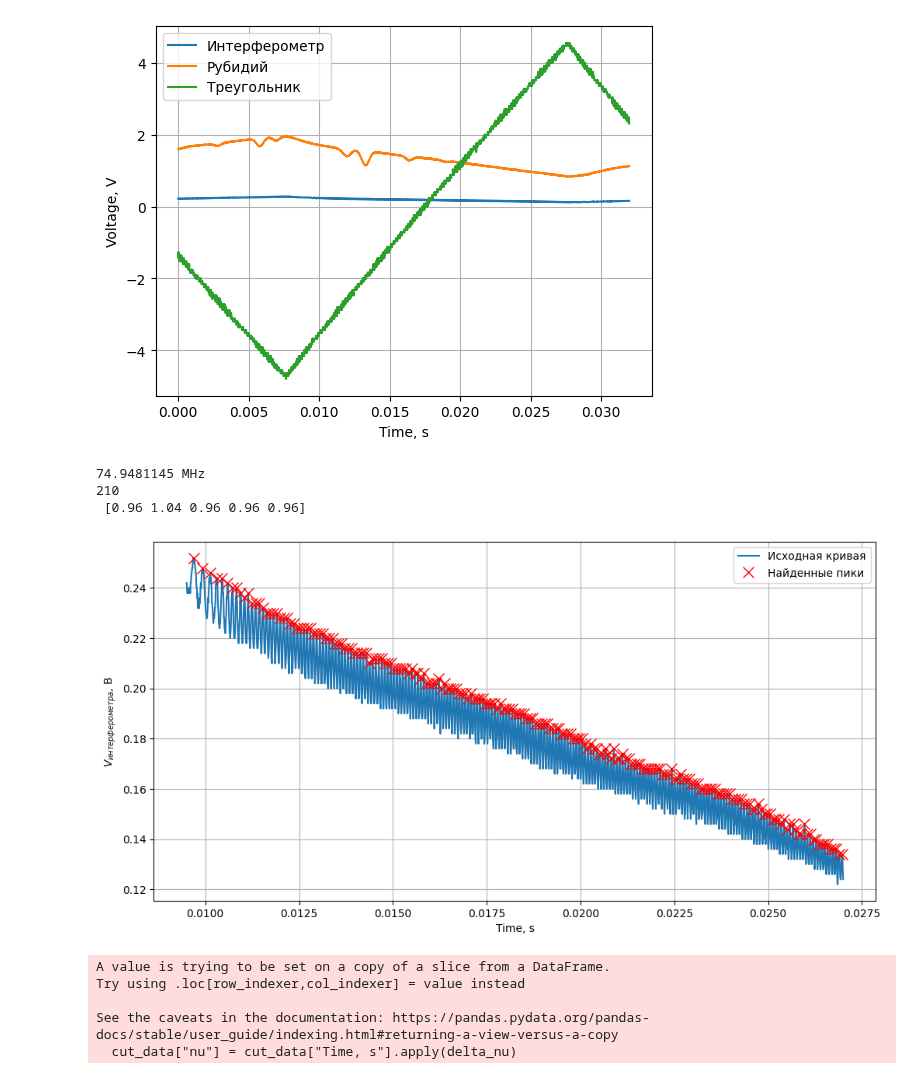
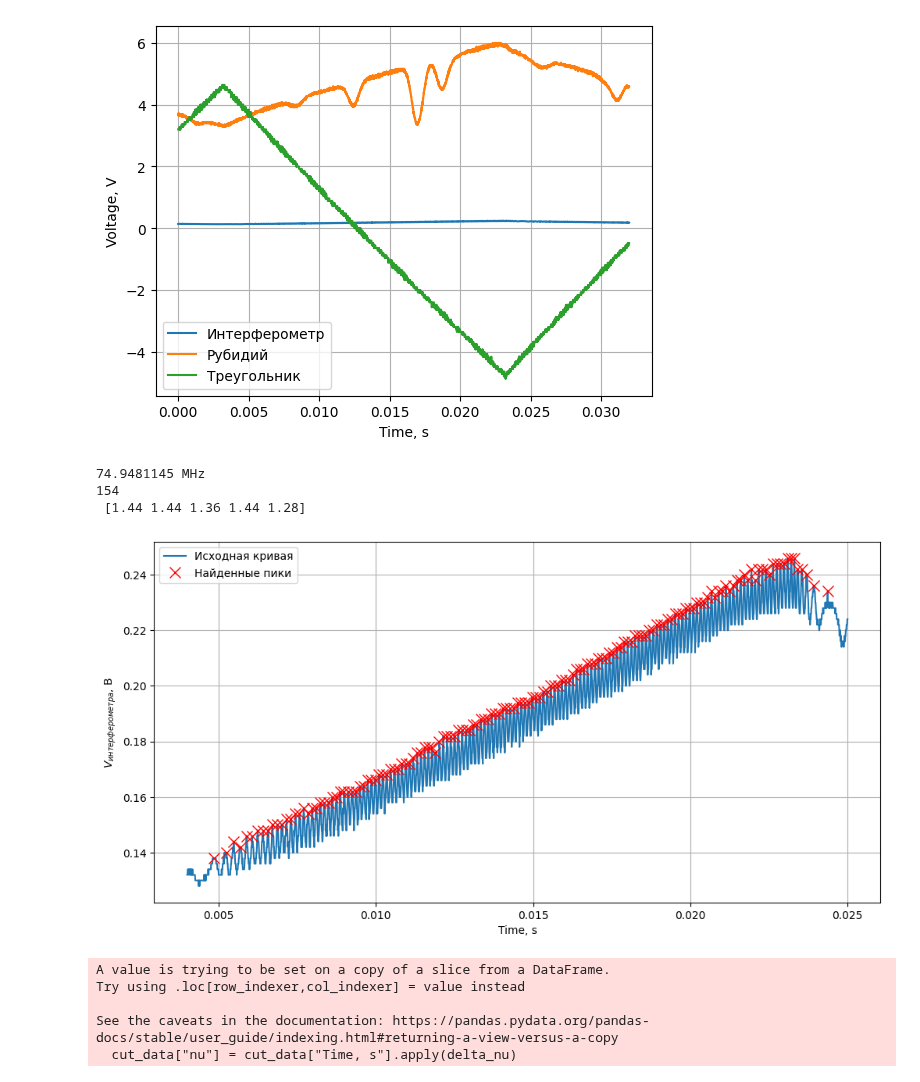
Before and after one commit to RedBrean/term2, a Jupyter notebook: term5/labs/rb/rb.ipynb, the cells around one changed output. Drawn from its saved outputs; the diff is of its cells as text; code cells hidden in the pictures.

```diff
--- a/term5/labs/rb/rb.ipynb
+++ b/term5/labs/rb/rb.ipynb
@@ -53,7 +53,7 @@ def parse_data_file(filename):
             data[f"V_{idx+1}"] = dfs[ch][volt_col]
     return data
 # %%
-data = parse_data_file("data41ma_new.txt")
+data = parse_data_file("data_new_final_tochno_tochno_5.txt")
 data
 # %% [output]
 |  | Time, s | V_1 | V_2 | V_3 |
@@ -79,7 +79,7 @@ plt.ylabel("Voltage, V")
 plt.legend()
 plt.grid()
 # %% [output]
-[figure, old version]
+[figure, new version]
 # %%
 c = 299792458
 a = 1
@@ -87,43 +87,43 @@ dnu = c/(4*a)
 print(dnu*1E-6, 'MHz') # частоты между пиками интерферометра
 
 # Допустим, у нас есть массив y с значениями кривой
-cut_data_wide = data[(data["Time, s"] >= 0.0095) & (data["Time, s"] <= 0.027)]
-cut_data = data[(data["Time, s"] >= 0.0098) & (data["Time, s"] <= 0.025)]
+cut_data_wide = data[(data["Time, s"] >= 0.0040) & (data["Time, s"] <= 0.025)]
+cut_data = data[(data["Time, s"] >= 0.0055) & (data["Time, s"] <= 0.0235)]
 x=cut_data_wide["Time, s"]
 y=cut_data_wide["V_1"]
 # Находим пики (локальные максимумы)
 peaks, _ = sp.signal.find_peaks(np.array(y),
-    distance=5 ,          # минимум 50 точек между пиками
+    distance=10 ,          # минимум 50 точек между пиками
     prominence=0.005,       # минимальная "выдающаяся" высота
     width=1 )
 
 # Визуализируем результат
 plt.figure(figsize=(12, 6))
 plt.plot(x, y, label='Исходная кривая')
 plt.plot(np.array(x)[peaks], np.array(y)[peaks], "rx", markersize=10, label='Найденные пики')
 peaksx = np.array(x)[peaks]
 distances = peaksx*0
 for i in range(len(peaksx)-1):
     distances[i] = peaksx[i+1]-peaksx[i]
 print(len(distances),"\n",distances[10:15]*10000)
 plt.legend()
 plt.xlabel("Time, s")
 plt.ylabel("$V_{интерферометра}$, В")
 plt.grid(True)
 plt.show()
 
 def delta_nu(t):
     i = len(peaksx[peaksx<t])-1
     if i < 0 or i >= len(peaksx) - 1:
         raise ValueError("t вне диапазона пиков интерферометра")
     return dnu*(i + (t-peaksx[i])/(peaksx[i+1]-peaksx[i]))
 
 cut_data["nu"] = cut_data["Time, s"].apply(delta_nu)
 # %% [output]
 74.9481145 MHz
-210
- [0.96 1.04 0.96 0.96 0.96]
+154
+ [1.44 1.44 1.36 1.44 1.28]
-[figure, old version]
+[figure, new version]
 A value is trying to be set on a copy of a slice from a DataFrame.
 Try using .loc[row_indexer,col_indexer] = value instead
 
```
Also changed, not shown: parts of 13 cells of this notebook, 9 other files.
